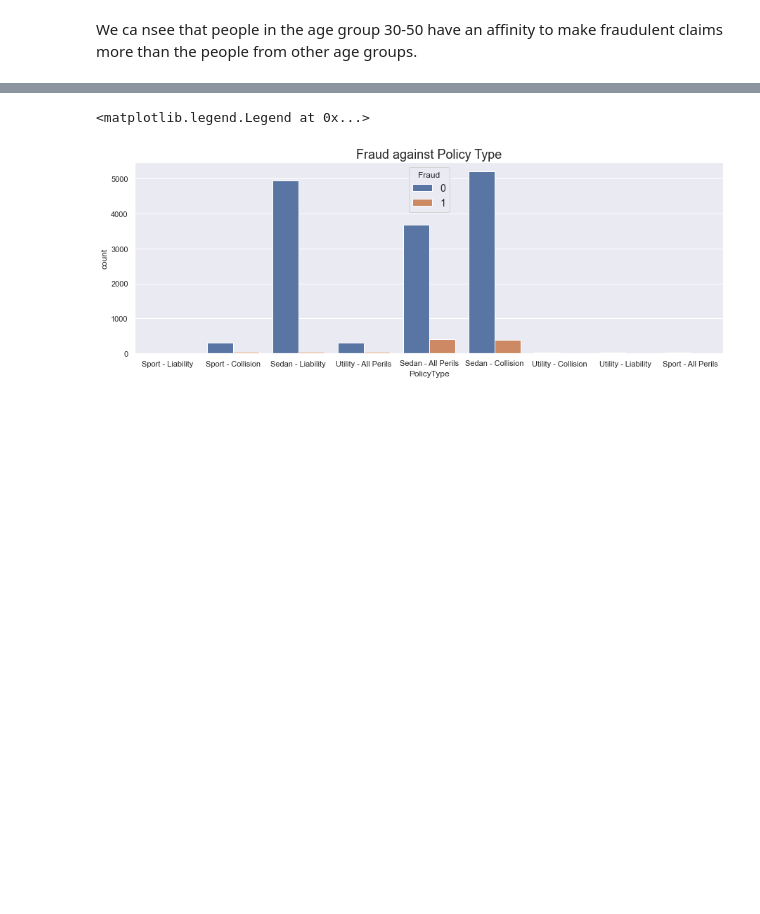
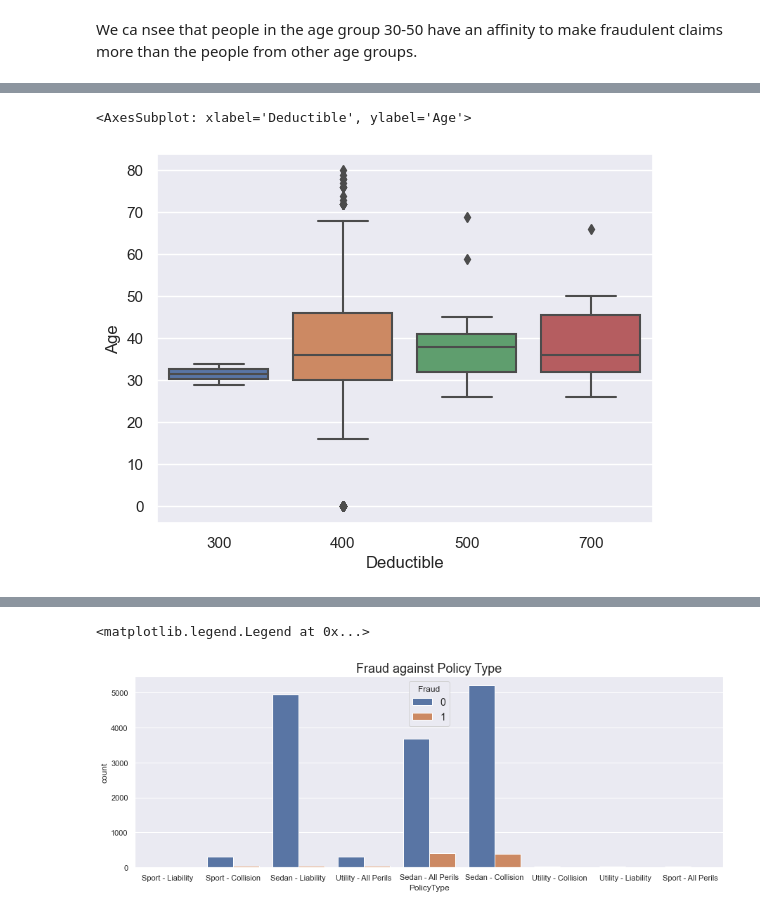
Before and after one commit to Niteesh95/Car_Claims_Fraud_Prediction, a Jupyter notebook: notebooks/carclaims.ipynb, the cells around one changed output, grey strips where cells are left out. Drawn from its saved outputs; the diff is of its cells as text; code cells hidden in the pictures; blank space fills up the shorter version.

```diff
--- a/notebooks/carclaims.ipynb
+++ b/notebooks/carclaims.ipynb
@@ -192,0 +231,5 @@ for col in plot_cols:
+# %%
+sns.boxplot(data=frauds_only, x='Deductible', y='Age')
+# %% [output]
+<AxesSubplot: xlabel='Deductible', ylabel='Age'>
+[figure, added]
```
Also changed, not shown: parts of 8 cells of this notebook, 24 other files.
